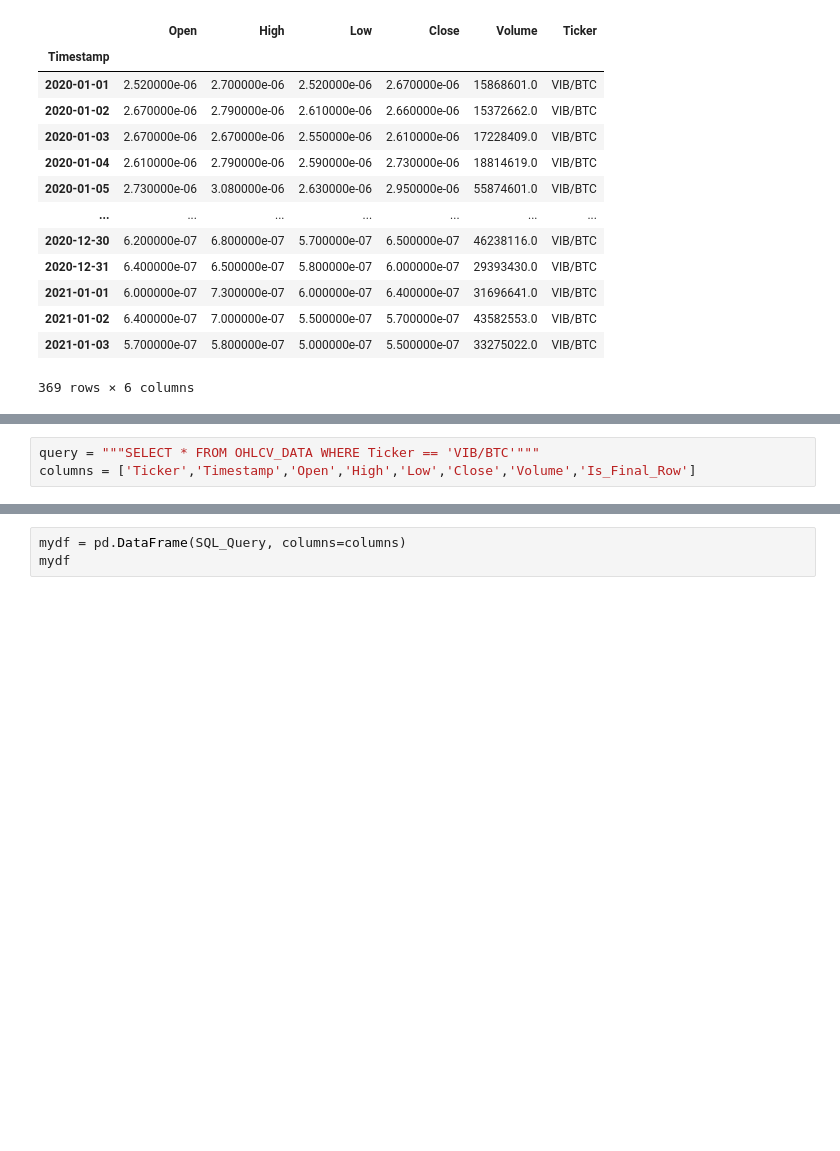
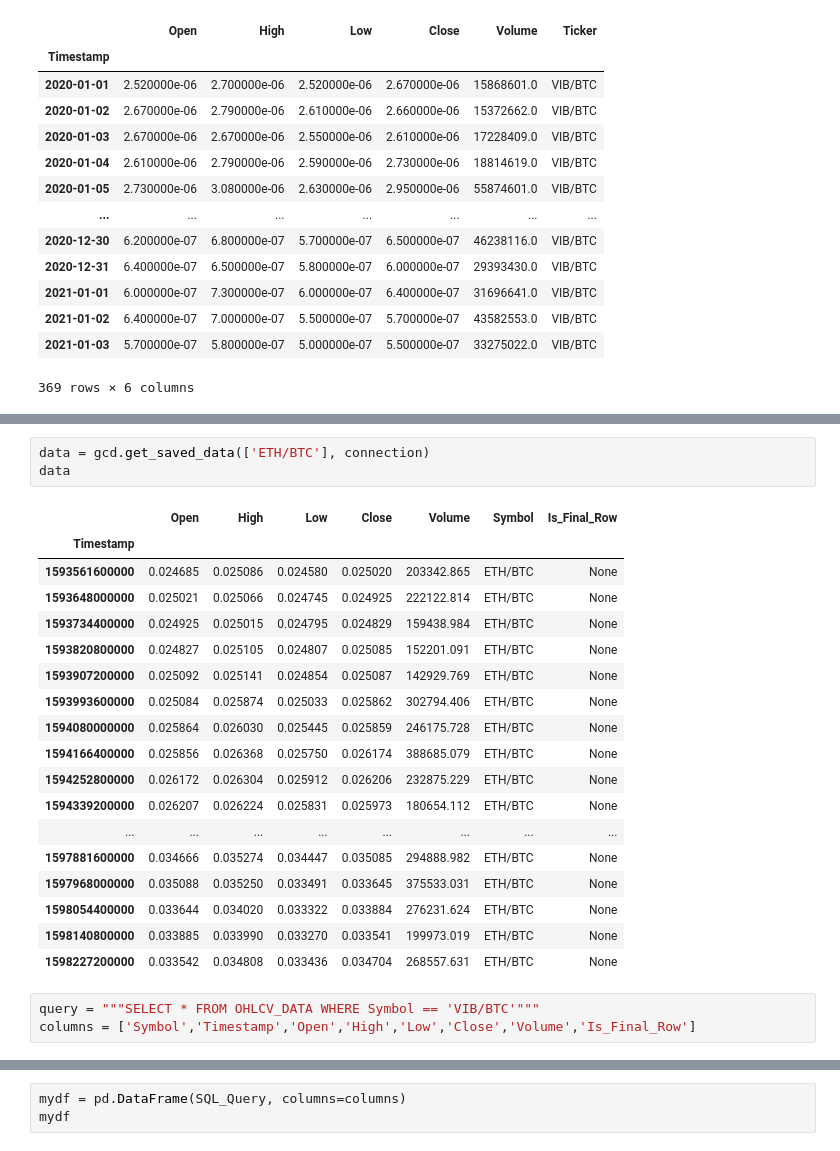
Before and after one commit to avepus/crypto-model, a Jupyter notebook: building data retrieval.ipynb, the cells around one changed output, grey strips where cells are left out. Cells and saved outputs as stored; diff of their text form; blank space fills up the shorter version.

```diff
--- a/building data retrieval.ipynb
+++ b/building data retrieval.ipynb
@@ -150,6 +175,28 @@ connection
+# %%
+data = gcd.get_saved_data(['ETH/BTC'], connection)
+data
+# %% [output]
+|  | Open | High | Low | Close | Volume | Symbol | Is_Final_Row |
+| Timestamp |  |  |  |  |  |  |  |
+| 1593561600000 | 0.024685 | 0.025086 | 0.024580 | 0.025020 | 203342.865 | ETH/BTC | None |
+| 1593648000000 | 0.025021 | 0.025066 | 0.024745 | 0.024925 | 222122.814 | ETH/BTC | None |
+| 1593734400000 | 0.024925 | 0.025015 | 0.024795 | 0.024829 | 159438.984 | ETH/BTC | None |
+| 1593820800000 | 0.024827 | 0.025105 | 0.024807 | 0.025085 | 152201.091 | ETH/BTC | None |
+| 1593907200000 | 0.025092 | 0.025141 | 0.024854 | 0.025087 | 142929.769 | ETH/BTC | None |
+| 1593993600000 | 0.025084 | 0.025874 | 0.025033 | 0.025862 | 302794.406 | ETH/BTC | None |
+| 1594080000000 | 0.025864 | 0.026030 | 0.025445 | 0.025859 | 246175.728 | ETH/BTC | None |
+| 1594166400000 | 0.025856 | 0.026368 | 0.025750 | 0.026174 | 388685.079 | ETH/BTC | None |
+| 1594252800000 | 0.026172 | 0.026304 | 0.025912 | 0.026206 | 232875.229 | ETH/BTC | None |
+| 1594339200000 | 0.026207 | 0.026224 | 0.025831 | 0.025973 | 180654.112 | ETH/BTC | None |
+| ... | ... | ... | ... | ... | ... | ... | ... |
+| 1597881600000 | 0.034666 | 0.035274 | 0.034447 | 0.035085 | 294888.982 | ETH/BTC | None |
+| 1597968000000 | 0.035088 | 0.035250 | 0.033491 | 0.033645 | 375533.031 | ETH/BTC | None |
+| 1598054400000 | 0.033644 | 0.034020 | 0.033322 | 0.033884 | 276231.624 | ETH/BTC | None |
+| 1598140800000 | 0.033885 | 0.033990 | 0.033270 | 0.033541 | 199973.019 | ETH/BTC | None |
+| 1598227200000 | 0.033542 | 0.034808 | 0.033436 | 0.034704 | 268557.631 | ETH/BTC | None |
 # %%
-query = """SELECT * FROM OHLCV_DATA WHERE Ticker == 'VIB/BTC'"""
-columns = ['Ticker','Timestamp','Open','High','Low','Close','Volume','Is_Final_Row']
+query = """SELECT * FROM OHLCV_DATA WHERE Symbol == 'VIB/BTC'"""
+columns = ['Symbol','Timestamp','Open','High','Low','Close','Volume','Is_Final_Row']
 # %%
 ticker = 'VIB/BTC'
 from_date_str = '1/1/20'
```
Also changed, not shown: parts of 9 cells of this notebook, 1 other file.
